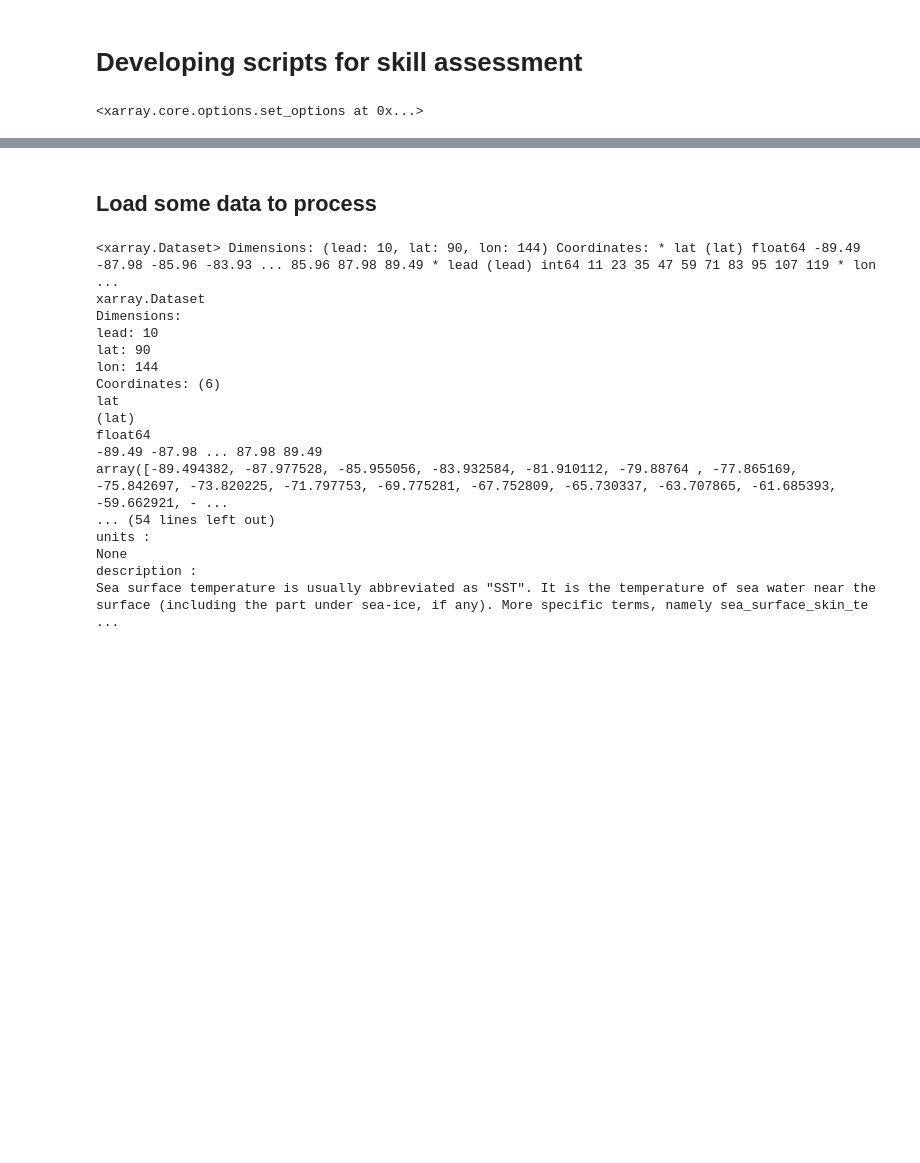
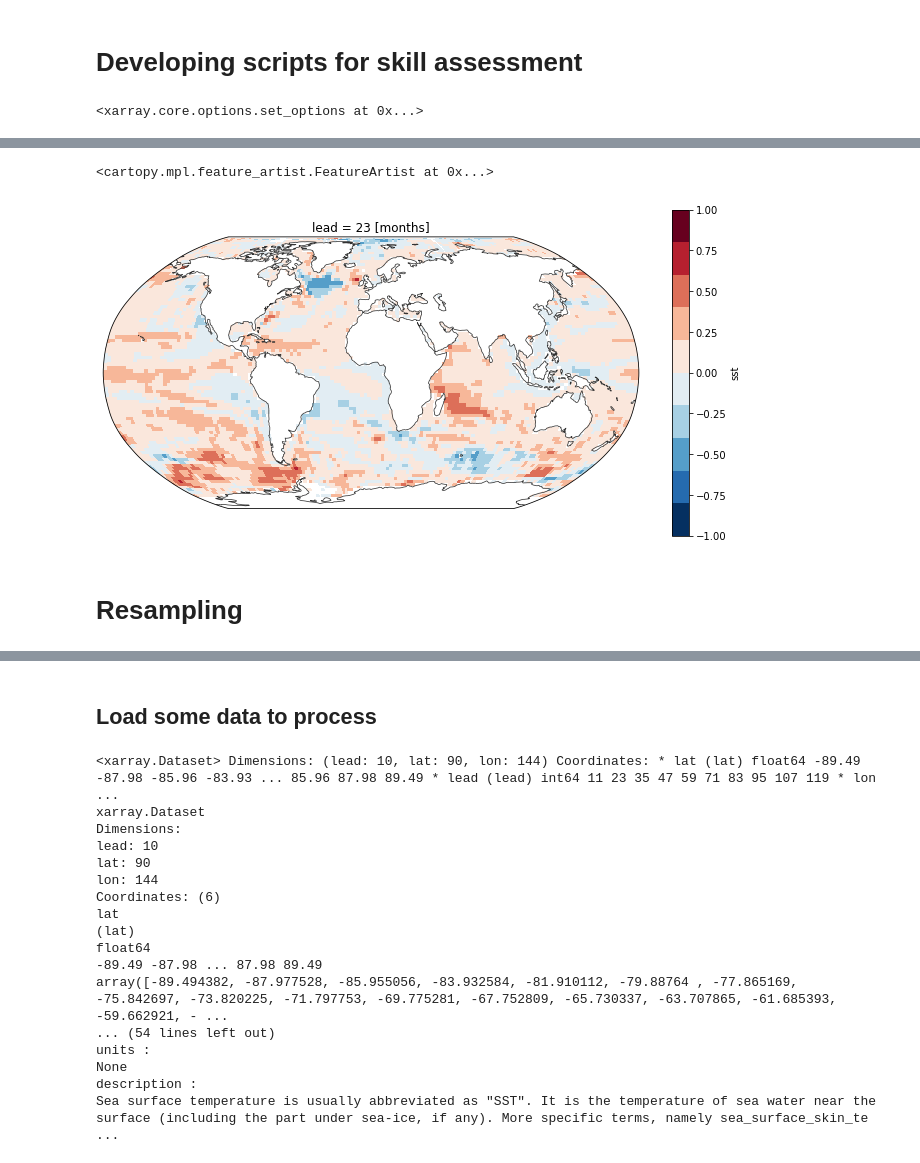
Before and after one commit to dougiesquire/CAFE-f6_documentation, a Jupyter notebook: notebooks/exploratory/verify.ipynb, the cells around one changed output, grey strips where cells are left out. Saved outputs shown, nothing was run; the diff lists cells and outputs as text; code cells hidden in the pictures; blank space fills up the shorter version.

```diff
--- a/notebooks/exploratory/verify.ipynb
+++ b/notebooks/exploratory/verify.ipynb
@@ -23,0 +157,19 @@ xr.set_options(keep_attrs=True)
+# %%
+import matplotlib.cm as cm
+
+fig = plt.figure(figsize=(12, 6), edgecolor="k")
+ax = fig.add_subplot(111, projection=ccrs.Robinson(0))
+cmap = cm.get_cmap("RdBu_r", 10)
+
+p = (
+    acc_init["sst"]
+    .isel(lead=1)
+    .plot(ax=ax, transform=ccrs.PlateCarree(), vmin=-1, vmax=1, cmap=cmap)
+)
+
+p.axes.coastlines(color=[0.2, 0.2, 0.2], linewidth=0.75)
+# %% [output]
+<cartopy.mpl.feature_artist.FeatureArtist at 0x...>
+[figure, added]
+# %% [markdown]
+# Resampling
```
Also changed, not shown: parts of 38 cells of this notebook.
